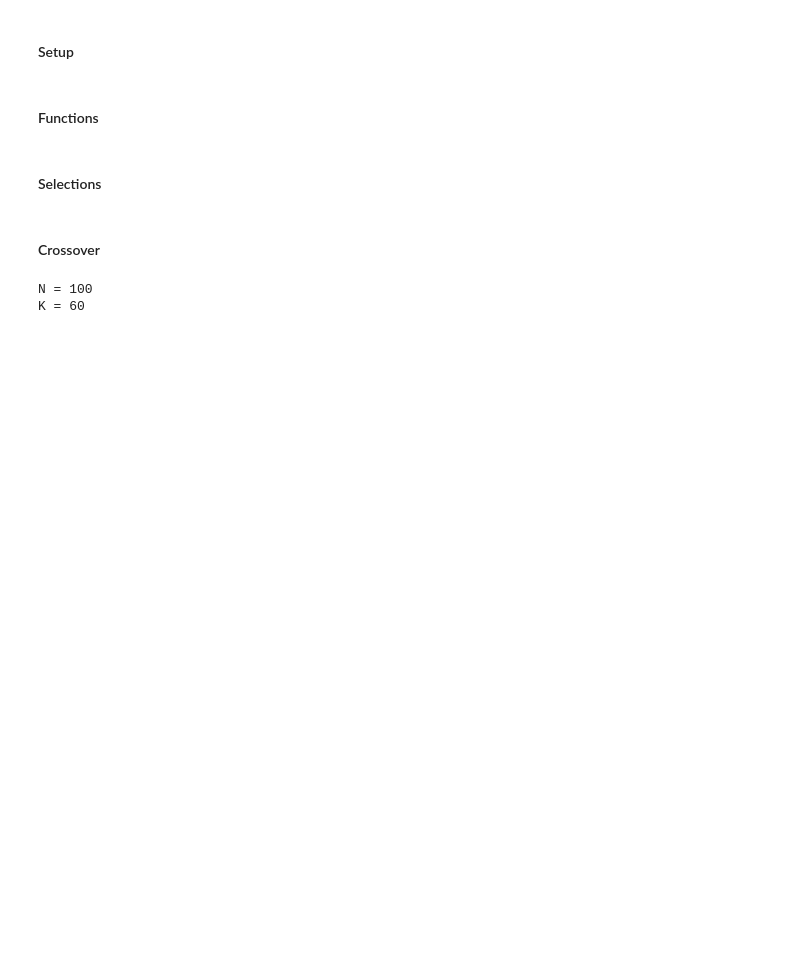
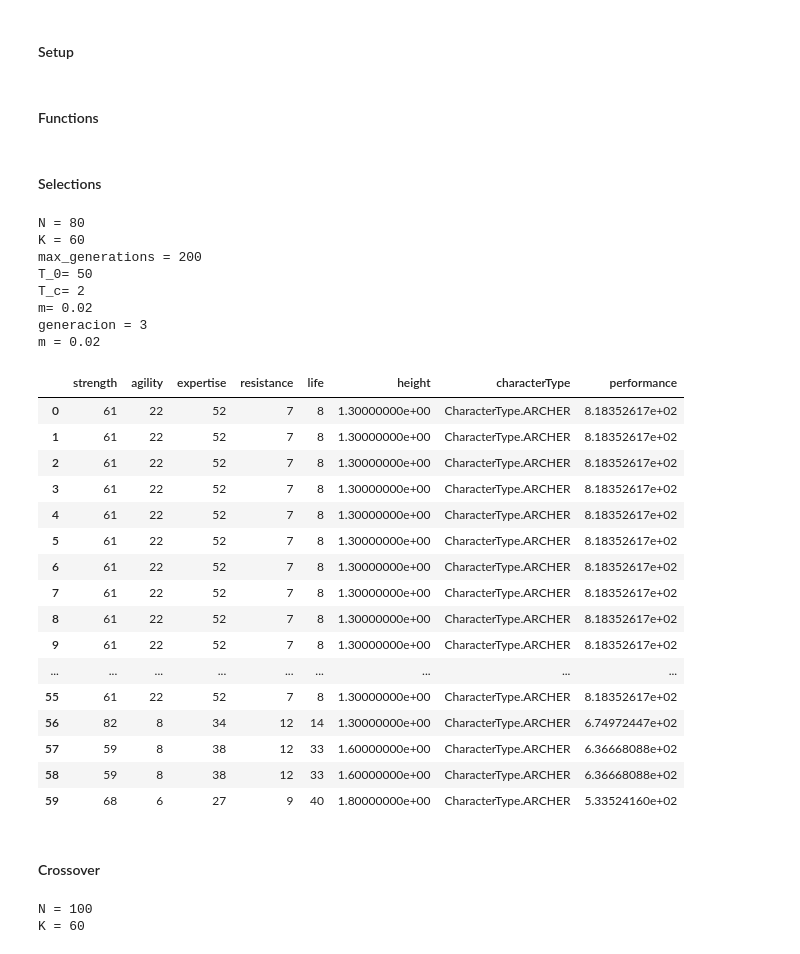
Before and after one commit to marianopm/sia-tp2, a Jupyter notebook: main-test.ipynb, the cells around one changed output. Drawn from its saved outputs; the diff is of its cells as text; code cells hidden in the pictures; blank space fills up the shorter version.

```diff
--- a/main-test.ipynb
+++ b/main-test.ipynb
@@ -340,32 +340,61 @@ roulette_wheel_selection
 # %%
 p = parameters()
 print(f'N = {p.populationNumber}')
 print(f'K = {p.k}')
 max_generations = p.numberOfGenerations
 print(f'max_generations = {p.numberOfGenerations}')
 
 # Generacion 0
 generation_0 = generate_init_population(p.populationNumber,p.maxStatsValue,p.character)
 
 # Example BOLTZMANN
 
+
 max_generation = p.numberOfGenerations
-generation = 10
+generation = 3
 k = p.k                                 # Number of desired selected individuals.
 T_0 = p.boltzmannT_0                                # Initial temperature.
 T_c = p.boltzmannT_c                          # Offset value for temperature exponential function.
 #reference_generation = max_generation   # Reference generation where 0 < (T_0 - T_offset) = 0.015 = deltaT is desired.
 #deltaT = 0.015                          # 0 < (T_0 - T_offset) = deltaT at reference generation.
 #m = - (np.log(deltaT) - np.log(T_0 - T_offset)) / reference_generation
 m = p.boltzmannM
 print(f'T_0= {T_0}')
 print(f'T_c= {T_c}')
 print(f'm= {m}')
 
 new_boltzmann_selection = boltzmann_selection(generation_0,k,generation,T_0,T_c,m)
 
+#new_boltzmann_selection = boltzmann_selection(generation_0,60,3,T_0,T_c,m)
+
 new_boltzmann_selection.to_csv(f'boltzmann_selection.csv', mode='w', index=False)
 new_boltzmann_selection
+# %% [output]
+N = 80
+K = 60
+max_generations = 200
+T_0= 50
+T_c= 2
+m= 0.02
+generacion = 3
+m = 0.02
+|  | strength | agility | expertise | resistance | life | height | characterType | performance |
+| 0 | 61 | 22 | 52 | 7 | 8 | 1.30000000e+00 | CharacterType.ARCHER | 8.18352617e+02 |
+| 1 | 61 | 22 | 52 | 7 | 8 | 1.30000000e+00 | CharacterType.ARCHER | 8.18352617e+02 |
+| 2 | 61 | 22 | 52 | 7 | 8 | 1.30000000e+00 | CharacterType.ARCHER | 8.18352617e+02 |
+| 3 | 61 | 22 | 52 | 7 | 8 | 1.30000000e+00 | CharacterType.ARCHER | 8.18352617e+02 |
+| 4 | 61 | 22 | 52 | 7 | 8 | 1.30000000e+00 | CharacterType.ARCHER | 8.18352617e+02 |
+| 5 | 61 | 22 | 52 | 7 | 8 | 1.30000000e+00 | CharacterType.ARCHER | 8.18352617e+02 |
+| 6 | 61 | 22 | 52 | 7 | 8 | 1.30000000e+00 | CharacterType.ARCHER | 8.18352617e+02 |
+| 7 | 61 | 22 | 52 | 7 | 8 | 1.30000000e+00 | CharacterType.ARCHER | 8.18352617e+02 |
+| 8 | 61 | 22 | 52 | 7 | 8 | 1.30000000e+00 | CharacterType.ARCHER | 8.18352617e+02 |
+| 9 | 61 | 22 | 52 | 7 | 8 | 1.30000000e+00 | CharacterType.ARCHER | 8.18352617e+02 |
+| ... | ... | ... | ... | ... | ... | ... | ... | ... |
+| 55 | 61 | 22 | 52 | 7 | 8 | 1.30000000e+00 | CharacterType.ARCHER | 8.18352617e+02 |
+| 56 | 82 | 8 | 34 | 12 | 14 | 1.30000000e+00 | CharacterType.ARCHER | 6.74972447e+02 |
+| 57 | 59 | 8 | 38 | 12 | 33 | 1.60000000e+00 | CharacterType.ARCHER | 6.36668088e+02 |
+| 58 | 59 | 8 | 38 | 12 | 33 | 1.60000000e+00 | CharacterType.ARCHER | 6.36668088e+02 |
+| 59 | 68 | 6 | 27 | 9 | 40 | 1.80000000e+00 | CharacterType.ARCHER | 5.33524160e+02 |
 # %%
 p = parameters()
 print(f'N = {p.populationNumber}')
```
Also changed, not shown: parts of 2 cells of this notebook, 6 other files.
